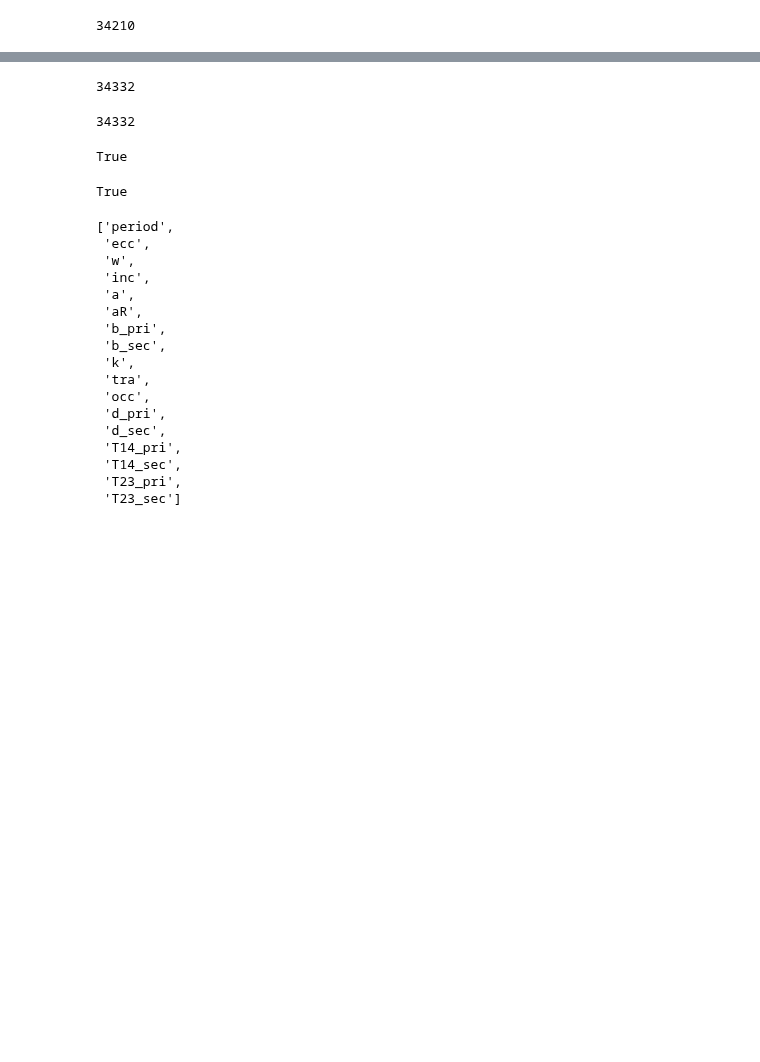
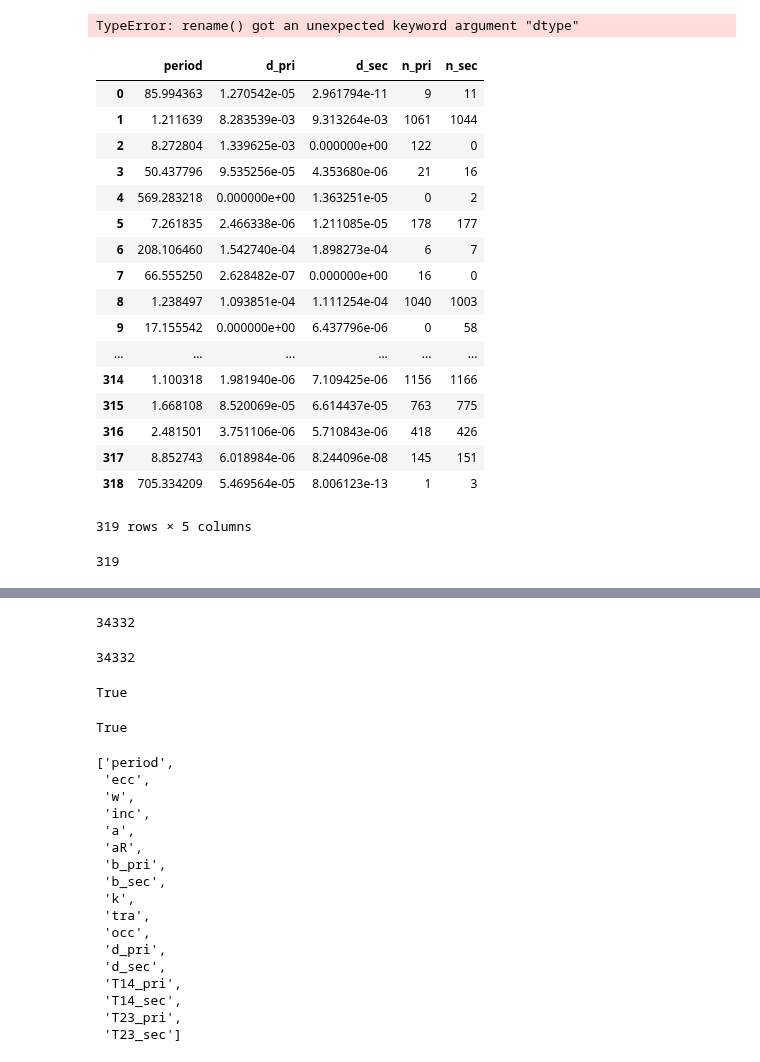
Before and after one commit to timothydmorton/exosyspop, a Jupyter notebook: bg-test.ipynb, the cells around one changed output, grey strips where cells are left out. Saved outputs shown, nothing was run; the diff lists cells and outputs as text; code cells hidden in the pictures; blank space fills up the shorter version.

```diff
--- a/bg-test.ipynb
+++ b/bg-test.ipynb
@@ -36,4 +35,2 @@ rootLogger.setLevel(logging.INFO)
-# %%
-len(pop.d_pri)
-# %% [output]
-34210
+# %%
+obs = pop.observe()
@@ -39,0 +39,30 @@ len(pop.d_pri)
+# %%
+df.rename({'period':'period'}, dtype=int, inplace=True)
+df.head()
+# %% [output]
+TypeError: rename() got an unexpected keyword argument "dtype"
+# %%
+obs[['period','d_pri','d_sec','n_pri','n_sec']]
+# %% [output]
+|  | period | d_pri | d_sec | n_pri | n_sec |
+| 0 | 85.994363 | 1.270542e-05 | 2.961794e-11 | 9 | 11 |
+| 1 | 1.211639 | 8.283539e-03 | 9.313264e-03 | 1061 | 1044 |
+| 2 | 8.272804 | 1.339625e-03 | 0.000000e+00 | 122 | 0 |
+| 3 | 50.437796 | 9.535256e-05 | 4.353680e-06 | 21 | 16 |
+| 4 | 569.283218 | 0.000000e+00 | 1.363251e-05 | 0 | 2 |
+| 5 | 7.261835 | 2.466338e-06 | 1.211085e-05 | 178 | 177 |
+| 6 | 208.106460 | 1.542740e-04 | 1.898273e-04 | 6 | 7 |
+| 7 | 66.555250 | 2.628482e-07 | 0.000000e+00 | 16 | 0 |
+| 8 | 1.238497 | 1.093851e-04 | 1.111254e-04 | 1040 | 1003 |
+| 9 | 17.155542 | 0.000000e+00 | 6.437796e-06 | 0 | 58 |
+| ... | ... | ... | ... | ... | ... |
+| 314 | 1.100318 | 1.981940e-06 | 7.109425e-06 | 1156 | 1166 |
+| 315 | 1.668108 | 8.520069e-05 | 6.614437e-05 | 763 | 775 |
+| 316 | 2.481501 | 3.751106e-06 | 5.710843e-06 | 418 | 426 |
+| 317 | 8.852743 | 6.018984e-06 | 8.244096e-08 | 145 | 151 |
+| 318 | 705.334209 | 5.469564e-05 | 8.006123e-13 | 1 | 3 |
+319 rows × 5 columns
+# %%
+len(obs)
+# %% [output]
+319
```
Also changed, not shown: parts of 9 cells of this notebook, 1 other file.
